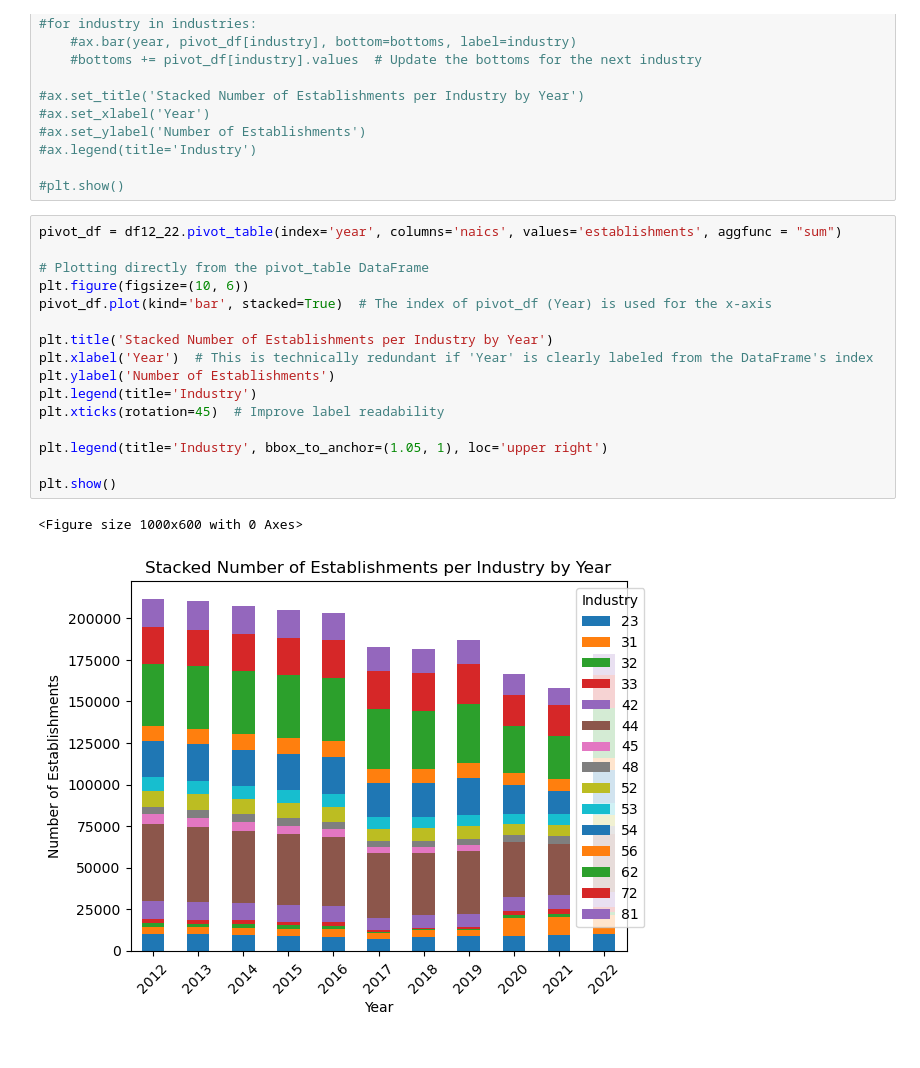
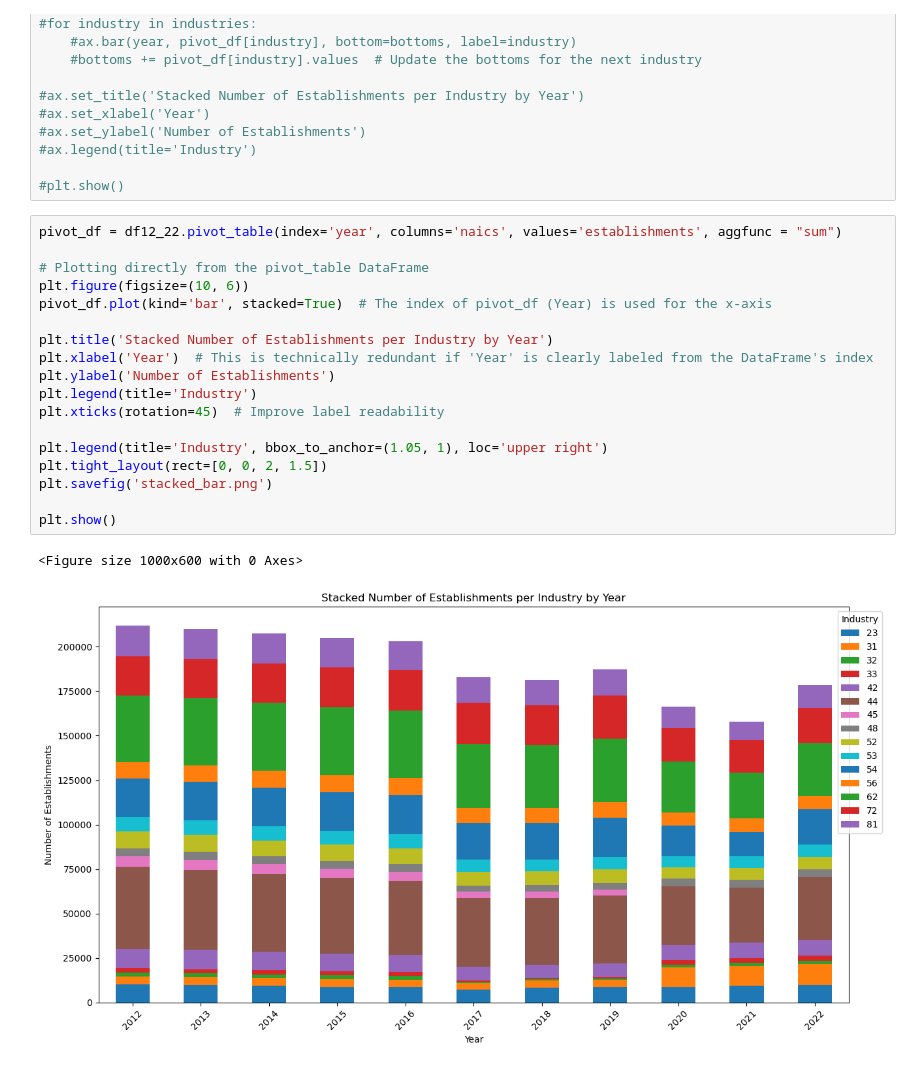
Before and after one commit to nessajimenez/pr-biz-patterns, a Jupyter notebook: Graphs from Clean Data.ipynb, the cells around one changed output. Drawn from its saved outputs; the diff is of its cells as text.

```diff
--- a/Graphs from Clean Data.ipynb
+++ b/Graphs from Clean Data.ipynb
@@ -71,19 +71,21 @@ sns.lineplot(data=df12_22, x='year', y='establishments', hue = "naics", style='n
 # %%
 pivot_df = df12_22.pivot_table(index='year', columns='naics', values='establishments', aggfunc = "sum")
 
 # Plotting directly from the pivot_table DataFrame
 plt.figure(figsize=(10, 6))
 pivot_df.plot(kind='bar', stacked=True)  # The index of pivot_df (Year) is used for the x-axis
 
 plt.title('Stacked Number of Establishments per Industry by Year')
 plt.xlabel('Year')  # This is technically redundant if 'Year' is clearly labeled from the DataFrame's index
 plt.ylabel('Number of Establishments')
 plt.legend(title='Industry')
 plt.xticks(rotation=45)  # Improve label readability
 
 plt.legend(title='Industry', bbox_to_anchor=(1.05, 1), loc='upper right')
+plt.tight_layout(rect=[0, 0, 2, 1.5])
+plt.savefig('stacked_bar.png')
 
 plt.show()
 # %% [output]
 <Figure size 1000x600 with 0 Axes>
-[figure, old version]
+[figure, new version]
```
Also changed, not shown: parts of 4 cells of this notebook, 3 other files.
